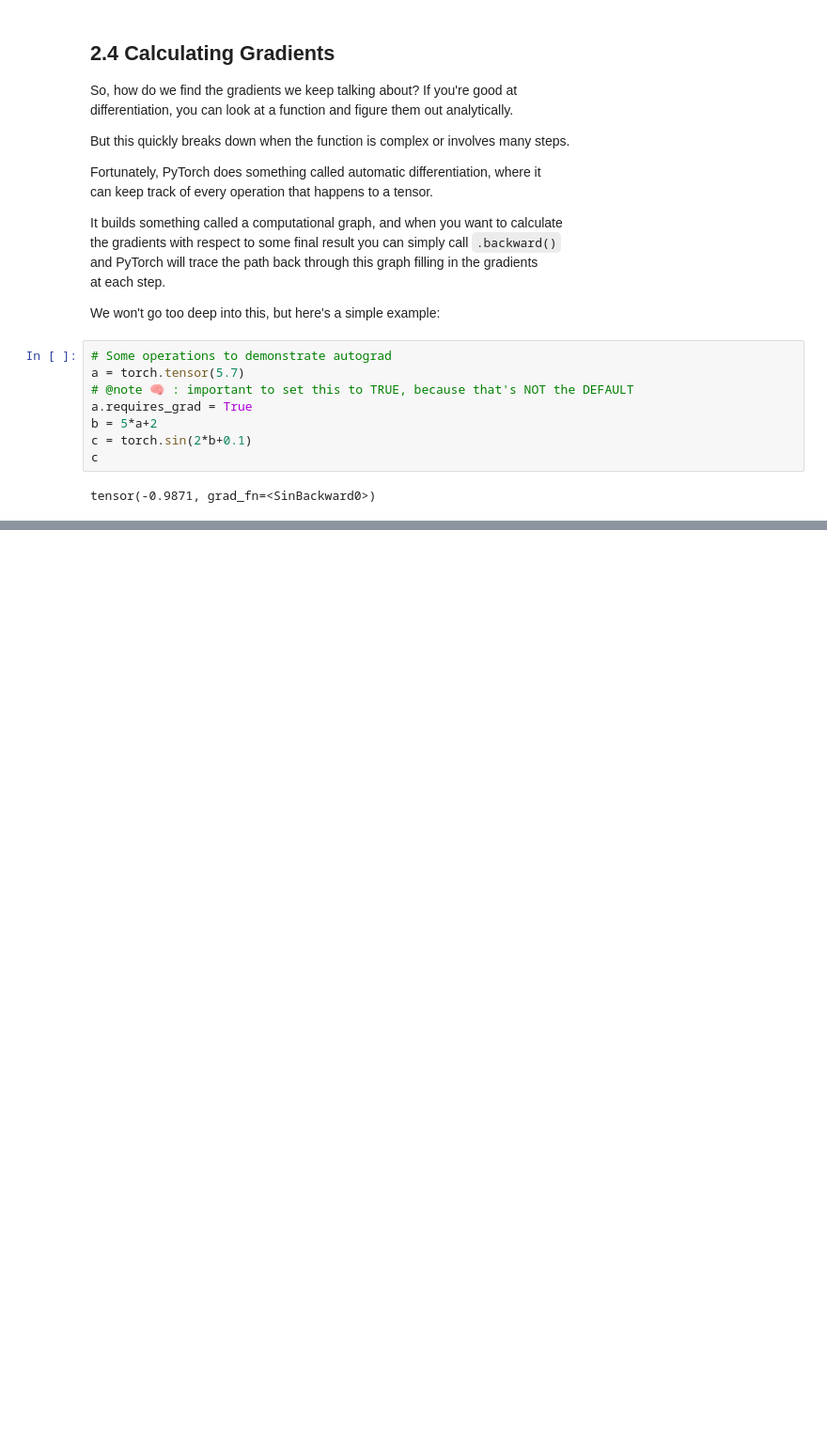
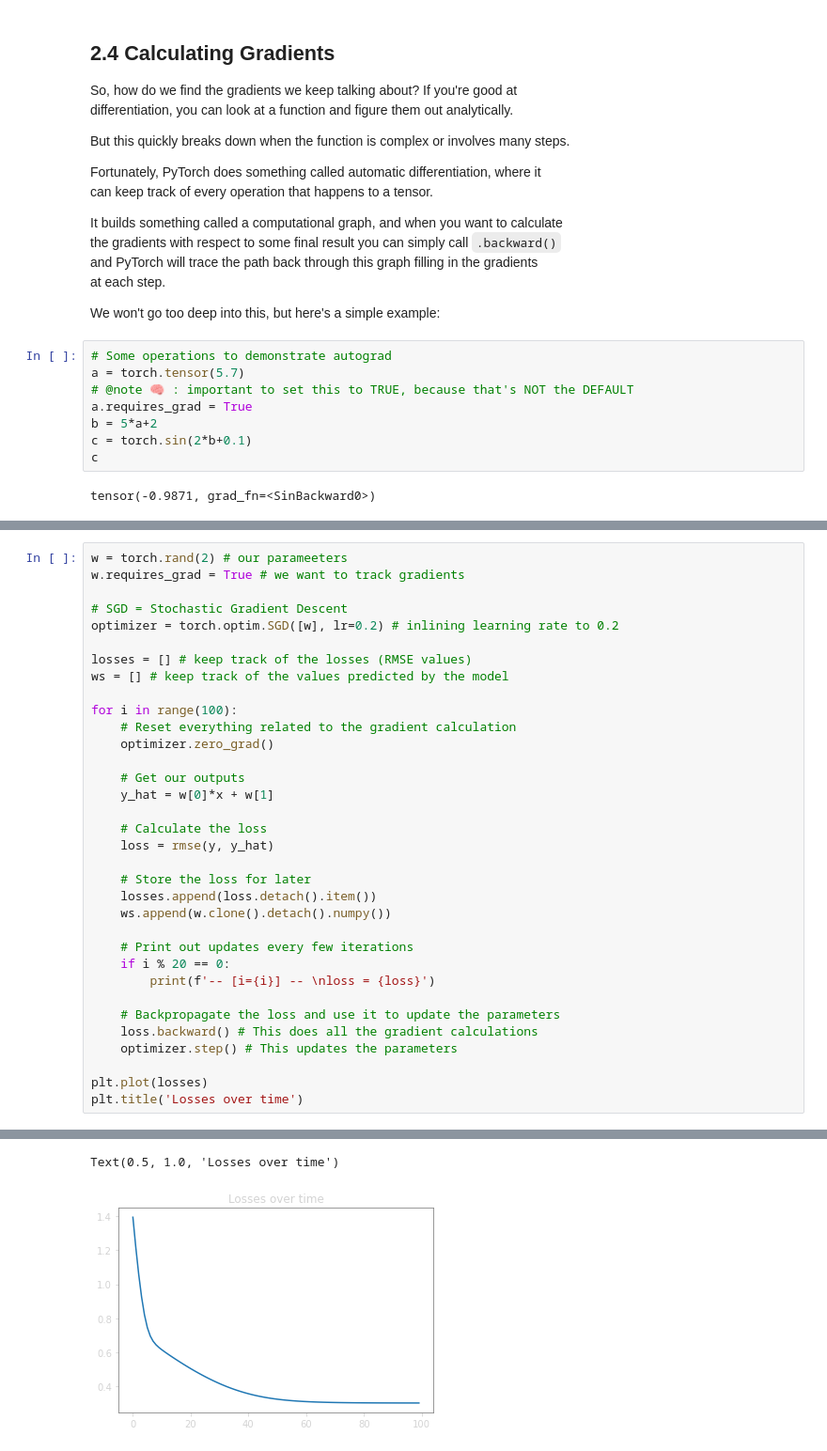
Before and after one commit to miketon/JupyterJeep, a Jupyter notebook: aiart/art_01_Intro_GradientDescent.ipynb, the cells around one changed output, grey strips where cells are left out. Shown at 94% size. Cells and saved outputs as stored; diff of their text form; blank space fills up the shorter version.

Commit message:
2.5 Gradient Descent Toy Example

```diff
--- a/aiart/art_01_Intro_GradientDescent.ipynb
+++ b/aiart/art_01_Intro_GradientDescent.ipynb
@@ -983,0 +1032,35 @@ tensor(-0.9871, grad_fn=<SinBackward0>)
+# %%
+w = torch.rand(2) # our parameeters
+w.requires_grad = True # we want to track gradients
+
+# SGD = Stochastic Gradient Descent
+optimizer = torch.optim.SGD([w], lr=0.2) # inlining learning rate to 0.2
+
+losses = [] # keep track of the losses (RMSE values)
+ws = [] # keep track of the values predicted by the model
+
+for i in range(100):
+    # Reset everything related to the gradient calculation
+    optimizer.zero_grad()
+
+    # Get our outputs
+    y_hat = w[0]*x + w[1]
+
+    # Calculate the loss
+    loss = rmse(y, y_hat)
+
+    # Store the loss for later
+    losses.append(loss.detach().item())
+    ws.append(w.clone().detach().numpy())
+
+    # Print out updates every few iterations
+    if i % 20 == 0:
+        print(f'-- [i={i}] -- \nloss = {loss}')
+
+    # Backpropagate the loss and use it to update the parameters
+    loss.backward() # This does all the gradient calculations
+    optimizer.step() # This updates the parameters
+
+plt.plot(losses)
+plt.title('Losses over time')
+# %% [output]
@@ -983,0 +1077,2 @@ tensor(-0.9871, grad_fn=<SinBackward0>)
+Text(0.5, 1.0, 'Losses over time')
+[figure, added]
```
Also changed, not shown: parts of 5 cells of this notebook.
